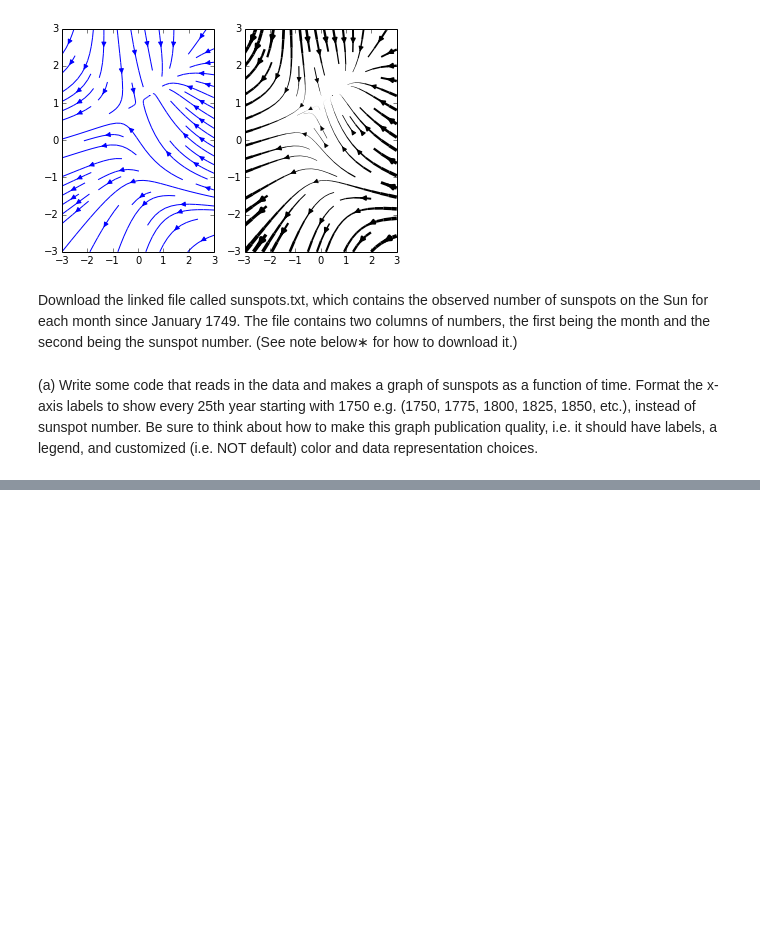
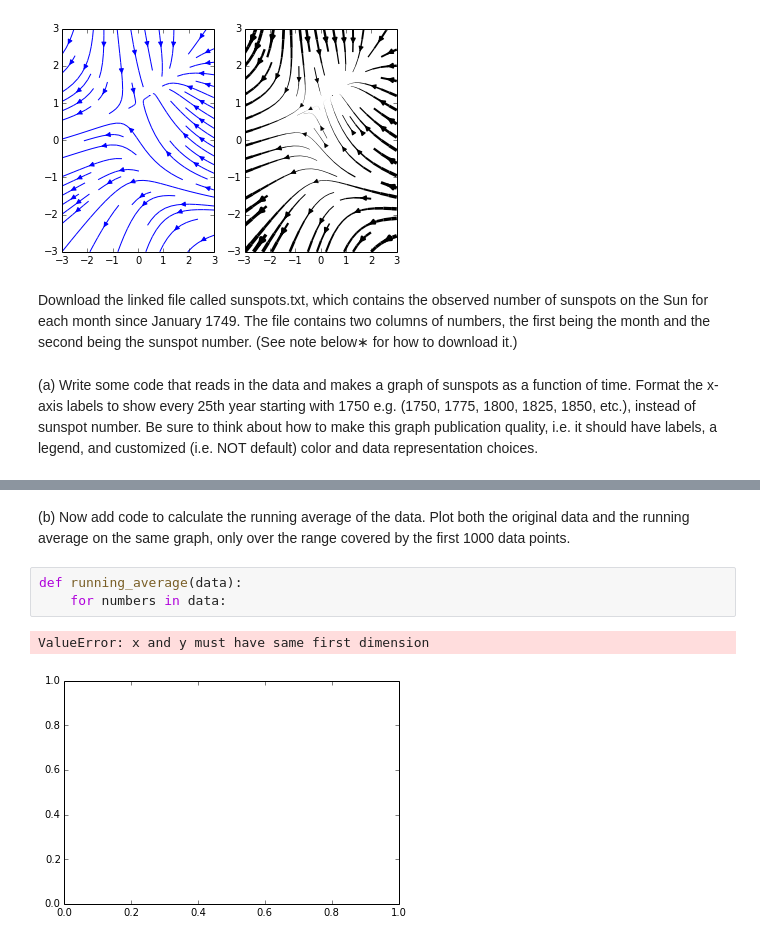
Before and after one commit to abardess/PHYS202-S14, a Jupyter notebook: Graphics/GraphicsExercises.ipynb, the cells around one changed output, grey strips where cells are left out. Cells and saved outputs as stored; diff of their text form; blank space fills up the shorter version.

```diff
--- a/Graphics/GraphicsExercises.ipynb
+++ b/Graphics/GraphicsExercises.ipynb
@@ -55,0 +56,8 @@ plt.plot(y)
+# %% [markdown]
+(b) Now add code to calculate the running average of the data. Plot both the original data and the running average on the same graph, only over the range covered by the first 1000 data points.
+# %%
+def running_average(data):
+    for numbers in data:
+# %% [output]
+ValueError: x and y must have same first dimension
+[figure, added]
```
Also changed, not shown: parts of 2 cells of this notebook, 1 other file.
